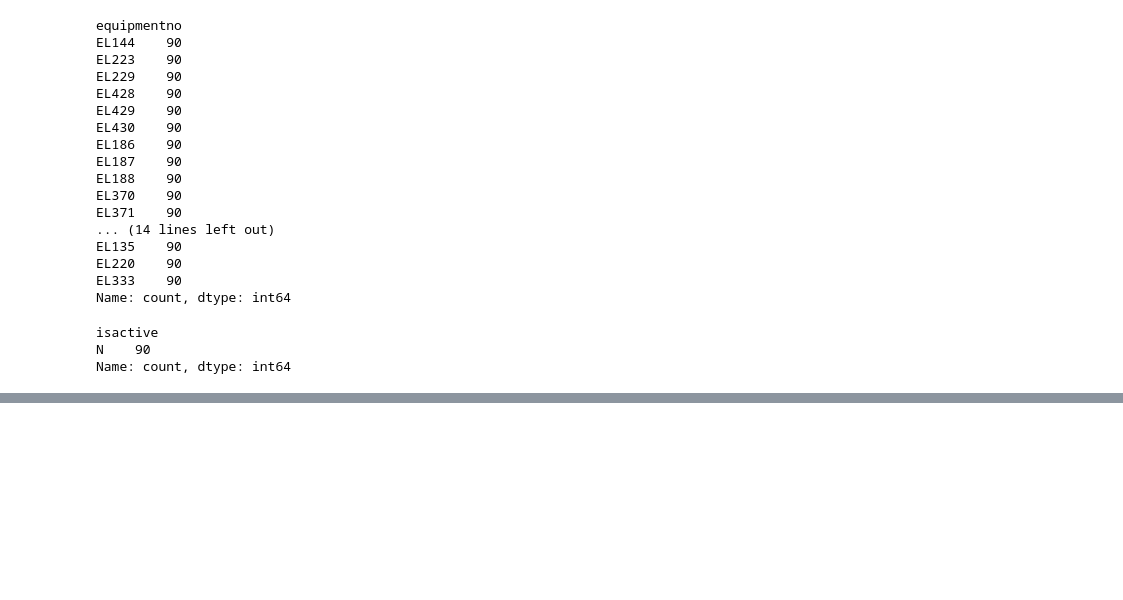
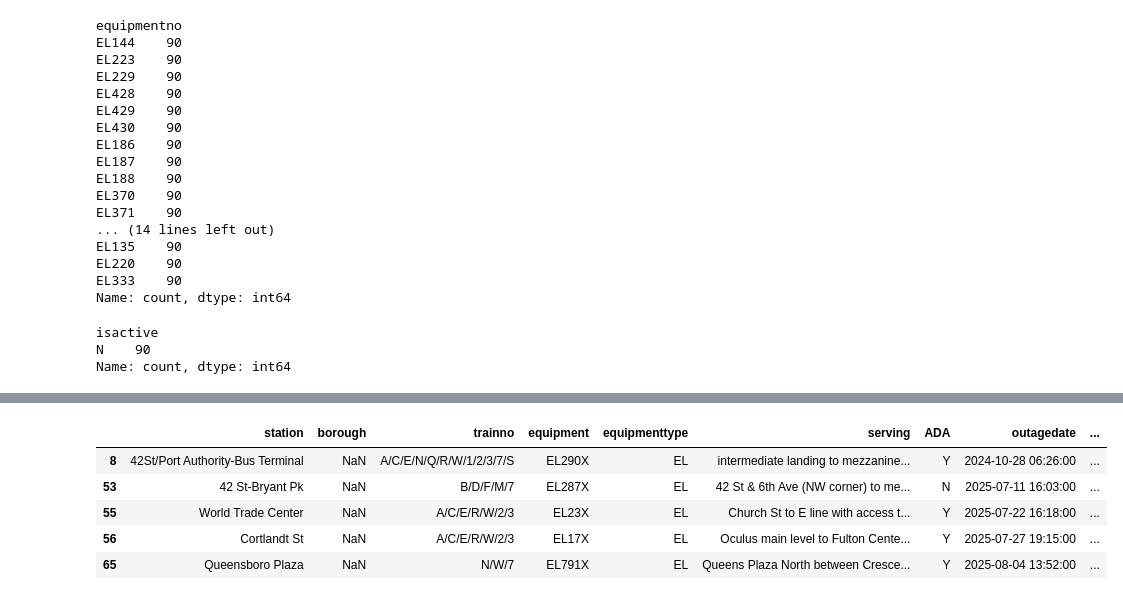
Before and after one commit to ZSlemmons/MTA-elevators, a Jupyter notebook: outage-scrape-analysis.ipynb, the cells around one changed output, grey strips where cells are left out. Drawn from its saved outputs; the diff is of its cells as text; code cells hidden in the pictures; blank space fills up the shorter version.

```diff
--- a/outage-scrape-analysis.ipynb
+++ b/outage-scrape-analysis.ipynb
@@ -120,0 +172,9 @@ Name: count, dtype: int64
+# %%
+test_df_el[test_df_el['reason']=="Repair"]
+# %% [output]
+|  | station | borough | trainno | equipment | equipmenttype | serving | ADA | outagedate | ... |
+| 8 | 42St/Port Authority-Bus Terminal | NaN | A/C/E/N/Q/R/W/1/2/3/7/S | EL290X | EL | intermediate landing to mezzanine... | Y | 2024-10-28 06:26:00 | ... |
+| 53 | 42 St-Bryant Pk | NaN | B/D/F/M/7 | EL287X | EL | 42 St & 6th Ave (NW corner) to me... | N | 2025-07-11 16:03:00 | ... |
+| 55 | World Trade Center | NaN | A/C/E/R/W/2/3 | EL23X | EL | Church St to E line with access t... | Y | 2025-07-22 16:18:00 | ... |
+| 56 | Cortlandt St | NaN | A/C/E/R/W/2/3 | EL17X | EL | Oculus main level to Fulton Cente... | Y | 2025-07-27 19:15:00 | ... |
+| 65 | Queensboro Plaza | NaN | N/W/7 | EL791X | EL | Queens Plaza North between Cresce... | Y | 2025-08-04 13:52:00 | ... |
```
Also changed, not shown: parts of 7 cells of this notebook, 2 other files.
